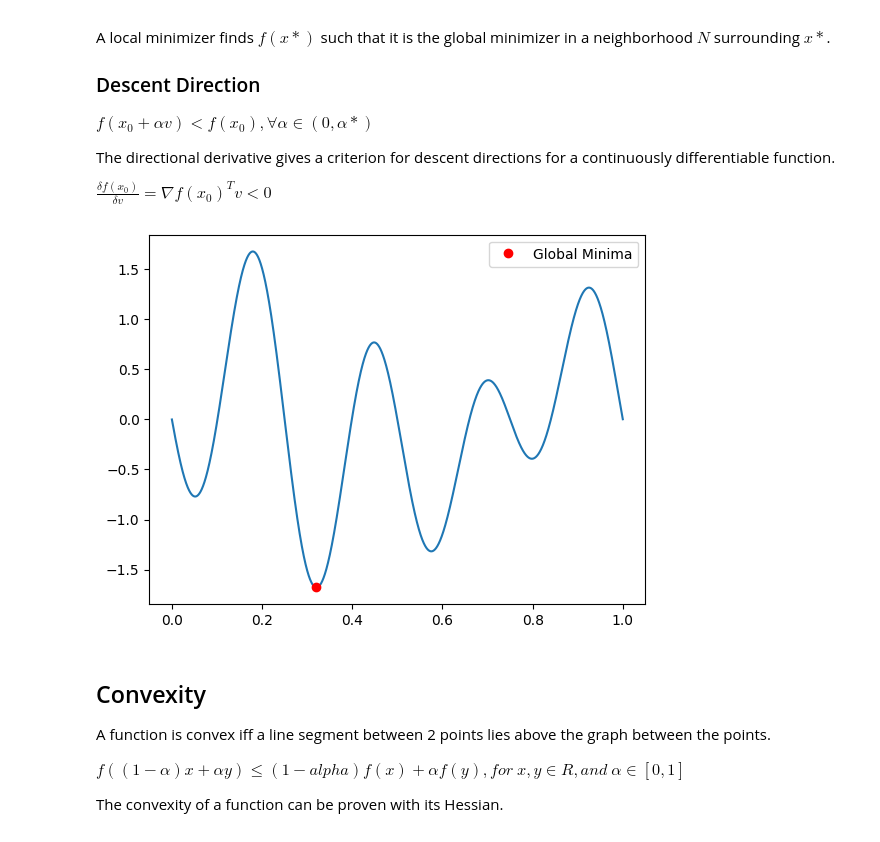
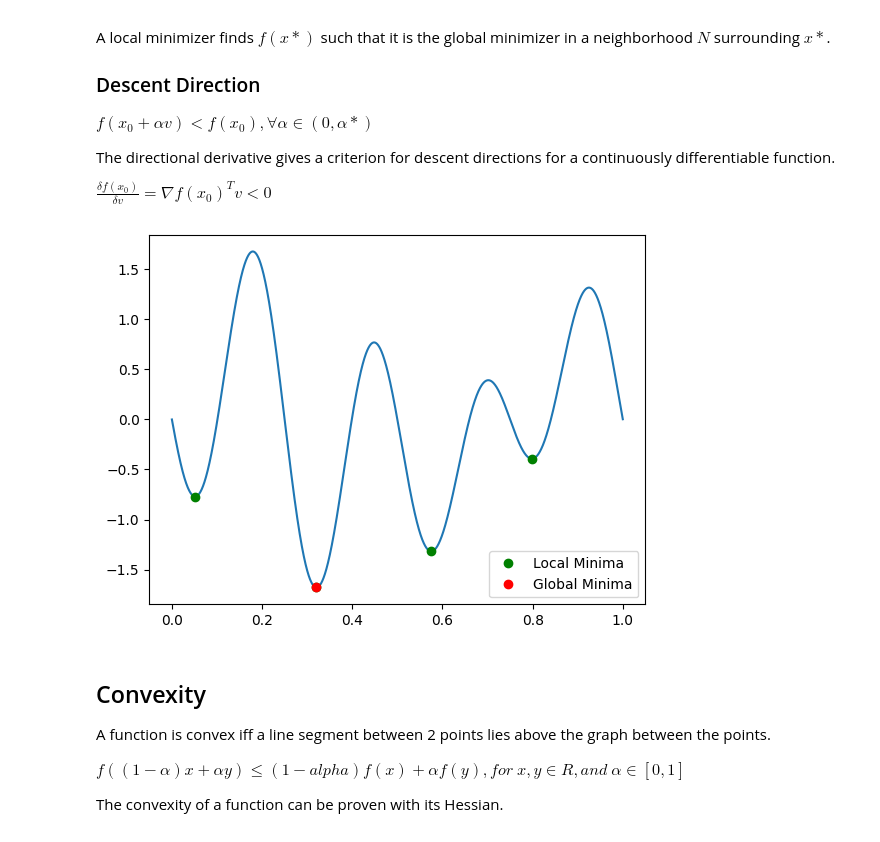
Before and after one commit to punitarani/MAT-494, a Jupyter notebook: 3.3 Unconstrained Optimization.ipynb, the cells around one changed output. Drawn from its saved outputs; the diff is of its cells as text; code cells hidden in the pictures.

Commit message:
Add Local Minima demo

```diff
--- a/3.3 Unconstrained Optimization.ipynb
+++ b/3.3 Unconstrained Optimization.ipynb
@@ -43,19 +44,26 @@ f_x = np.sin(2*np.pi*X) * np.sin(4*np.pi*X) - np.sin(8*np.pi*X)
 # Find global minima
 min_x = X[np.argmin(f_x)]
 min_y = np.min(f_x)
+
+# Find the local minima
+local_min_x = X[argrelextrema(f_x, np.less)[0]]
+local_min_y = f_x[argrelextrema(f_x, np.less)[0]]
 # %%
 plt.figure()
 
 # Plot the function
 plt.plot(X, f_x)
 
+# Plot the local minima
+plt.plot(local_min_x, local_min_y, 'go', label="Local Minima")
+
 # Plot the global minima
 plt.plot(min_x, min_y, 'ro', label="Global Minima")
 
 plt.legend()
 plt.show()
 # %% [output]
-[figure, old version]
+[figure, new version]
 # %% [markdown]
 ## Convexity
 
```
Also changed, not shown: parts of 1 cell of this notebook.
